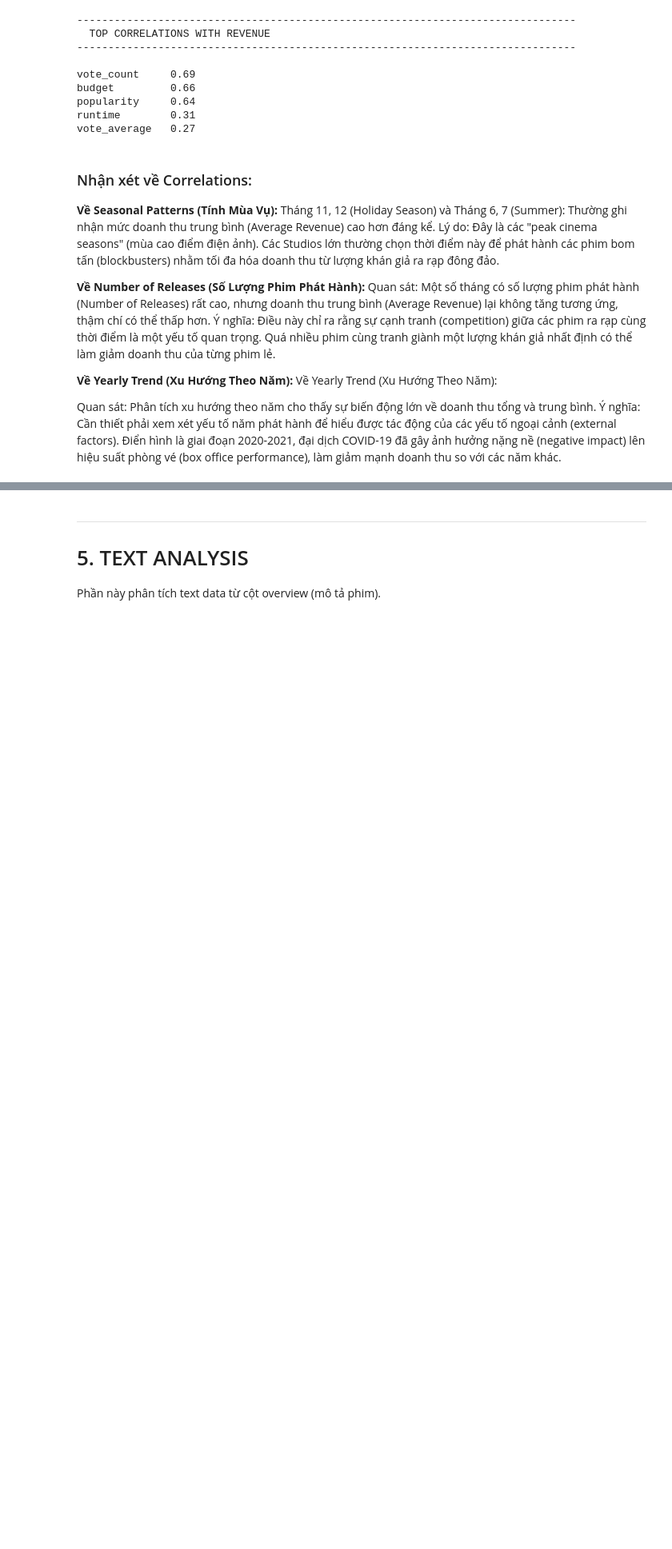
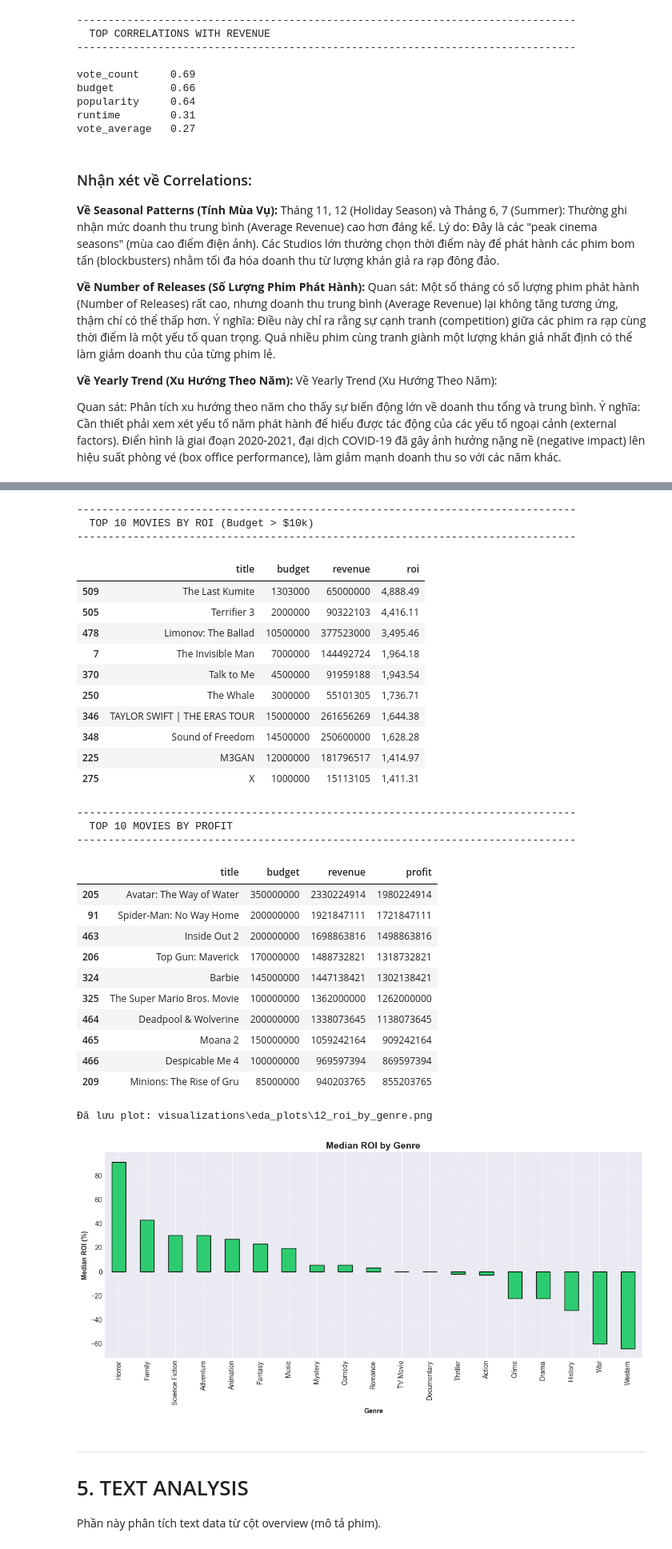
Before and after one commit to PivePipioipia/python-final-project-ds, a Jupyter notebook: notebooks/eda_analysis.ipynb, the cells around one changed output, grey strips where cells are left out. Shown at 80% size. Saved outputs shown, nothing was run; the diff lists cells and outputs as text; code cells hidden in the pictures; blank space fills up the shorter version.

```diff
--- a/notebooks/eda_analysis.ipynb
+++ b/notebooks/eda_analysis.ipynb
@@ -1212,3 +1225,66 @@ Quan sát: Phân tích xu hướng theo năm cho thấy sự biến động lớ
+# %%
+# Calculate Profit and ROI
+# ROI = (Revenue - Budget) / Budget * 100
+df_financial = df[df['budget'] > 10000].copy() # Filter for meaningful ROI
+df_financial['profit'] = df_financial['revenue'] - df_financial['budget']
+df_financial['roi'] = (df_financial['profit'] / df_financial['budget']) * 100
+
+# Top 10 Movies by ROI
+print_section_header("TOP 10 MOVIES BY ROI (Budget > $10k)")
+display(df_financial[['title', 'budget', 'revenue', 'roi']].sort_values('roi', ascending=False).head(10))
+
+# Top 10 Movies by Profit
+print_section_header("TOP 10 MOVIES BY PROFIT")
+display(df_financial[['title', 'budget', 'revenue', 'profit']].sort_values('profit', ascending=False).head(10))
+
+# Median ROI by Genre
+if isinstance(df_financial['genres'].iloc[0], str):
+    df_financial['genres_list'] = df_financial['genres'].str.split('|')
+    df_exploded = df_financial.explode('genres_list')
+else:
+    df_exploded = df_financial.explode('genres')
+
+roi_by_genre = df_exploded.groupby('genres_list')['roi'].median().sort_values(ascending=False)
+
+fig, ax = plt.subplots(figsize=(12, 6))
+roi_by_genre.plot(kind='bar', color='#2ecc71', edgecolor='black', ax=ax)
+ax.set_title('Median ROI by Genre', fontsize=14, fontweight='bold')
+ax.set_xlabel('Genre', fontweight='bold')
+ax.set_ylabel('Median ROI (%)', fontweight='bold')
+ax.grid(axis='y', linestyle='--', alpha=0.7)
+plt.tight_layout()
+save_and_show_plot('12_roi_by_genre')
+# %% [output]
+--------------------------------------------------------------------------------
+  TOP 10 MOVIES BY ROI (Budget > $10k)
+--------------------------------------------------------------------------------
+|  | title | budget | revenue | roi |
+| 509 | The Last Kumite | 1303000 | 65000000 | 4,888.49 |
+| 505 | Terrifier 3 | 2000000 | 90322103 | 4,416.11 |
+| 478 | Limonov: The Ballad | 10500000 | 377523000 | 3,495.46 |
+| 7 | The Invisible Man | 7000000 | 144492724 | 1,964.18 |
+| 370 | Talk to Me | 4500000 | 91959188 | 1,943.54 |
+| 250 | The Whale | 3000000 | 55101305 | 1,736.71 |
+| 346 | TAYLOR SWIFT | THE ERAS TOUR | 15000000 | 261656269 | 1,644.38 |
+| 348 | Sound of Freedom | 14500000 | 250600000 | 1,628.28 |
+| 225 | M3GAN | 12000000 | 181796517 | 1,414.97 |
+| 275 | X | 1000000 | 15113105 | 1,411.31 |
+--------------------------------------------------------------------------------
+  TOP 10 MOVIES BY PROFIT
+--------------------------------------------------------------------------------
+|  | title | budget | revenue | profit |
+| 205 | Avatar: The Way of Water | 350000000 | 2330224914 | 1980224914 |
+| 91 | Spider-Man: No Way Home | 200000000 | 1921847111 | 1721847111 |
+| 463 | Inside Out 2 | 200000000 | 1698863816 | 1498863816 |
+| 206 | Top Gun: Maverick | 170000000 | 1488732821 | 1318732821 |
+| 324 | Barbie | 145000000 | 1447138421 | 1302138421 |
+| 325 | The Super Mario Bros. Movie | 100000000 | 1362000000 | 1262000000 |
+| 464 | Deadpool & Wolverine | 200000000 | 1338073645 | 1138073645 |
+| 465 | Moana 2 | 150000000 | 1059242164 | 909242164 |
+| 466 | Despicable Me 4 | 100000000 | 969597394 | 869597394 |
+| 209 | Minions: The Rise of Gru | 85000000 | 940203765 | 855203765 |
+Đã lưu plot: visualizations\eda_plots\12_roi_by_genre.png
+[figure, added]
 # %% [markdown]
 ---
 
```
Also changed, not shown: parts of 5 cells of this notebook, 4 other files.
